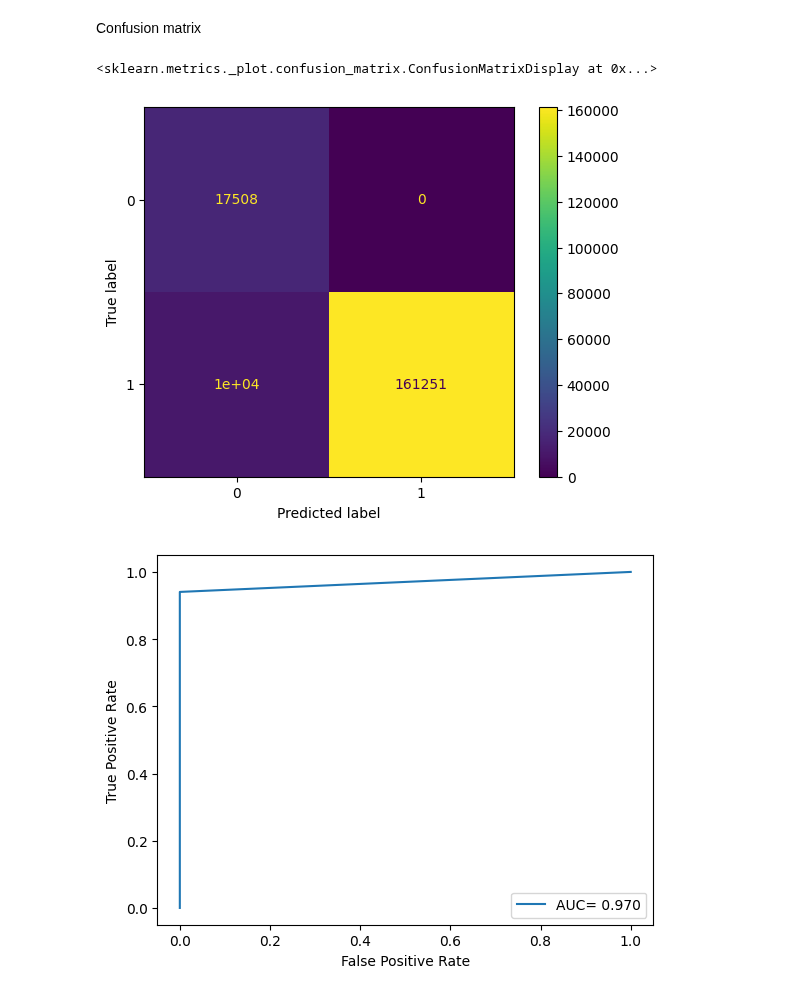
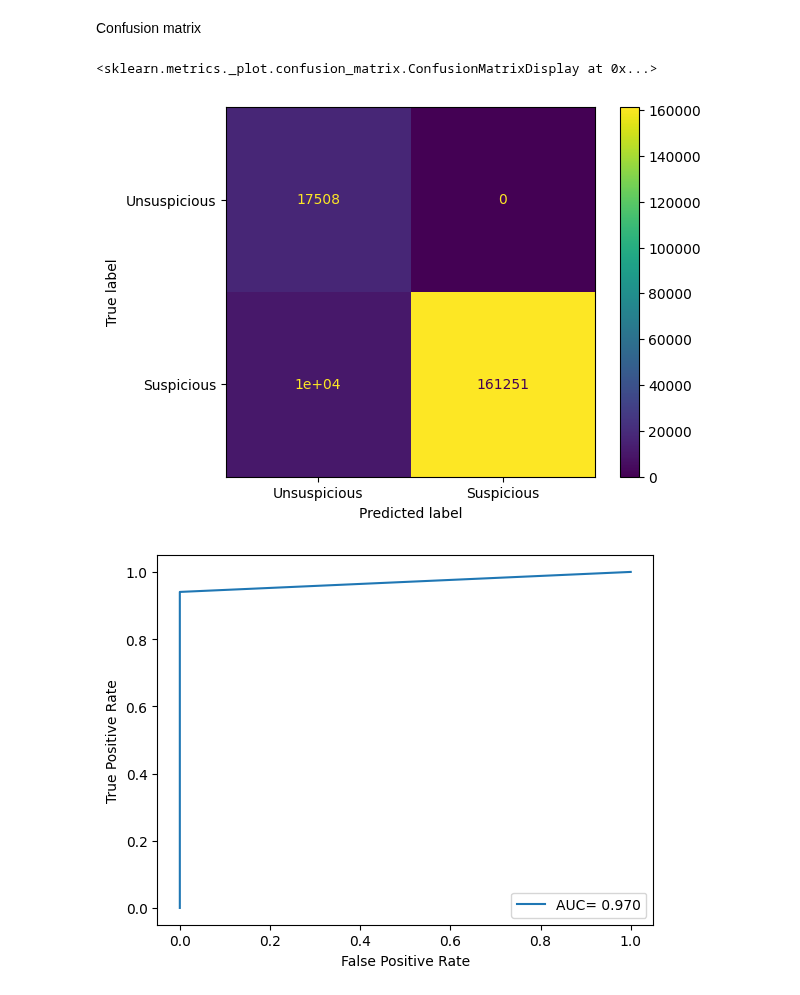
Before and after one commit to moryba/Beth-project, a Jupyter notebook: Models/Neural network/Convolutional/Conv. model.ipynb, the cells around one changed output. Cells and saved outputs as stored; diff of their text form; code cells hidden in the pictures.

```diff
--- a/Models/Neural network/Convolutional/Conv. model.ipynb
+++ b/Models/Neural network/Convolutional/Conv. model.ipynb
@@ -675,6 +669,6 @@ output = Dense(1, activation='sigmoid', kernel_initializer='lecun_normal')(x)
 # %%
 # Create model
-model_2 = Model(inputs=input_layers, outputs=output)
+model_2 = Model(inputs=inputs, outputs=output)
 
 model_2.summary()
 # %% [output]
@@ -703,7 +697,7 @@ Model: "functional_136"
 **Training with non scaled data**
 # %%
 callback = tf.keras.callbacks.EarlyStopping(monitor='accuracy', patience=3, restore_best_weights=False)
-optimizer = Adam(learning_rate=0.000002)
+optimizer = Adam(learning_rate=0.000005)
 #optimizer = SGD(learning_rate=0.01)
 model_2.compile(optimizer=optimizer, loss='binary_crossentropy', metrics=['accuracy'])
 history2 = model_2.fit([X_cat_train.iloc[:,3:23],
@@ -786,10 +830,10 @@ weighted avg       0.97      0.95      0.95    188967
 Confusion matrix
 # %%
 conf_matrix = confusion_matrix(y_true=y_test, y_pred=prediction_2_threshold)
-ConfusionMatrixDisplay(conf_matrix).plot()
+ConfusionMatrixDisplay(conf_matrix, display_labels=['Unsuspicious', 'Suspicious']).plot()
 # %% [output]
 <sklearn.metrics._plot.confusion_matrix.ConfusionMatrixDisplay at 0x...>
-[figure, old version]
+[figure, new version]
 # %%
 auroc = roc_auc_score(y_true=y_test, y_score=prediction_2_threshold)
 fpr, tpr, _ = roc_curve(y_test, prediction_2_threshold)
```
Also changed, not shown: parts of 20 cells of this notebook, 8 other files.
